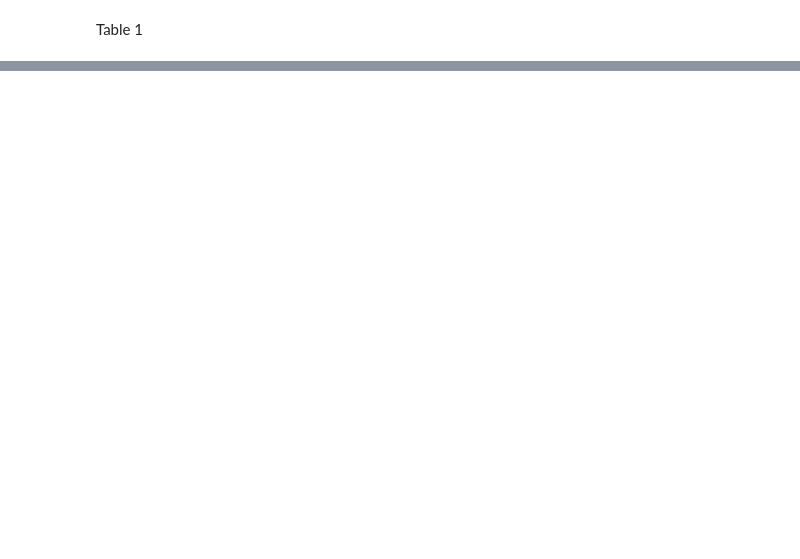
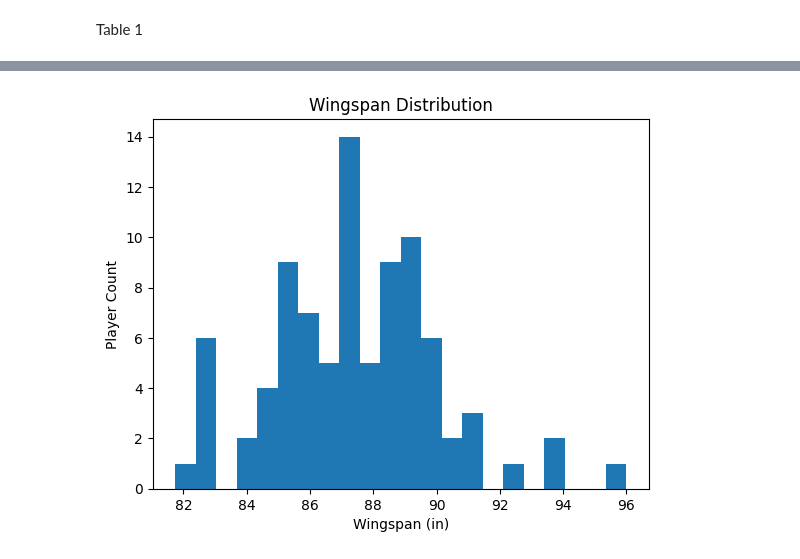
Before and after one commit to ipopStats/Nyhus_Popper_CMPS3160_Project, a Jupyter notebook: Wingspans.ipynb, the cells around one changed output, grey strips where cells are left out. Drawn from its saved outputs; the diff is of its cells as text; code cells hidden in the pictures; blank space fills up the shorter version.

```diff
--- a/Wingspans.ipynb
+++ b/Wingspans.ipynb
@@ -228,0 +71,23 @@ plt.show()
+# %%
+wingspan_center= pd.read_csv("/content/drive/MyDrive/cmps3160/project/Center_wingspan.csv")
+
+def height_to_inches(height): # converts height in ft and in to height in inches
+    parts = height.replace('"', '').split("'")
+    feet = int(parts[0])
+    if len(parts) > 1:
+        inches = float(parts[1])
+    else:
+        inches = 0
+    return feet * 12 + inches
+def wingspan_to_inches(wingspan):#converts wingspan in ft and in to wingspan in inches
+    parts = wingspan.replace('"', '').split("'")
+    feet = int(parts[0])
+    if len(parts) > 1:
+        inches = float(parts[1])
+    else:
+        inches = 0
+    return feet * 12 + inches
+wingspan_center['Height'] = wingspan_center['Height'].apply(height_to_inches)
+wingspan_center['Wingspan'] = wingspan_center['Wingspan'].apply(height_to_inches)
+
+wingspan_center.head() #Read csv and display first 5 rows
@@ -228,0 +211,10 @@ plt.show()
+# %%
+# Histogram: Wingspan distribution
+column = 'Wingspan'
+plt.hist(wingspan_center[column], bins=22)
+plt.title('Wingspan Distribution')
+plt.xlabel('Wingspan (in)')
+plt.ylabel('Player Count')
+plt.show()
+# %% [output]
+[figure, added]
```
Also changed, not shown: parts of 47 cells of this notebook.
